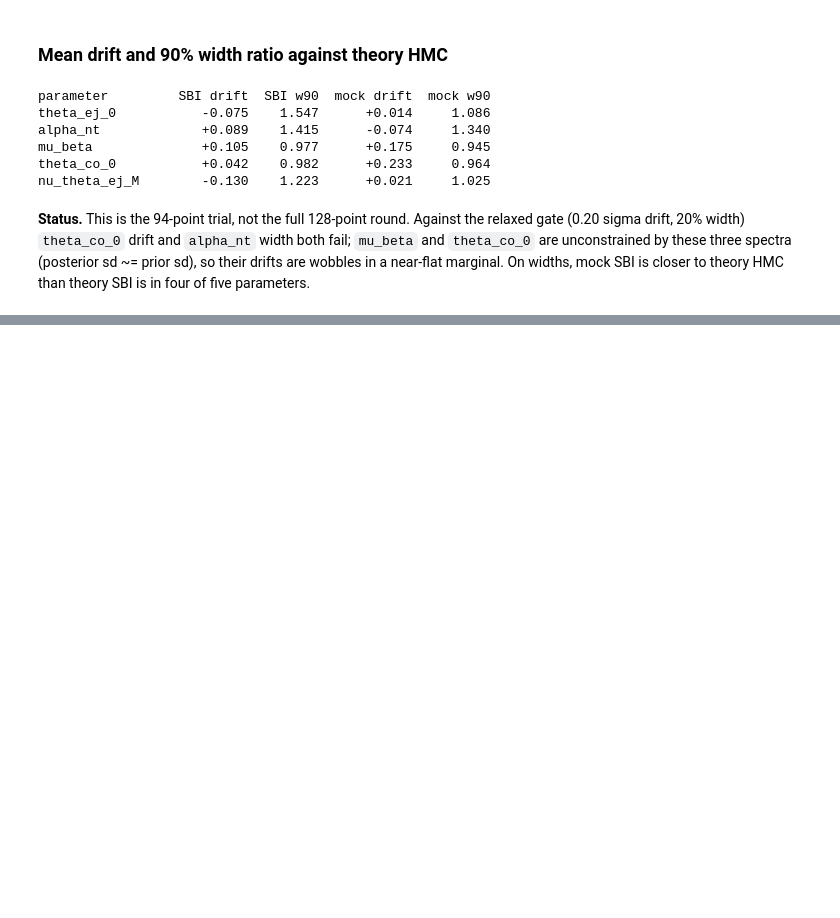
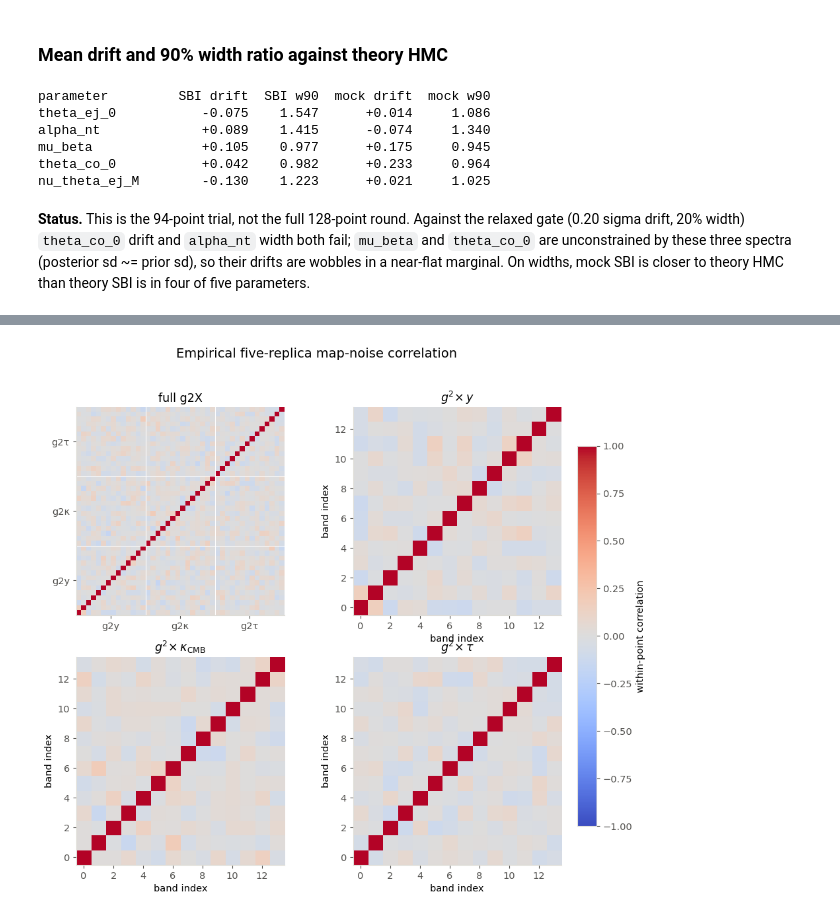
Before and after one commit to shivampcosmo/GODMAX, a Jupyter notebook: notebooks/SBI_validate/07_mock_sbi_snle/00_overview.ipynb, the cells around one changed output, grey strips where cells are left out. Cells and saved outputs as stored; diff of their text form; code cells hidden in the pictures; blank space fills up the shorter version.

```diff
--- a/notebooks/SBI_validate/07_mock_sbi_snle/00_overview.ipynb
+++ b/notebooks/SBI_validate/07_mock_sbi_snle/00_overview.ipynb
@@ -161,0 +301,24 @@ theory HMC than theory SBI is in four of five parameters.
+# %%
+g2_sigma = np.sqrt(np.diag(g2_covariance))
+g2_correlation = g2_covariance / np.outer(g2_sigma, g2_sigma)
+fig, axes = plt.subplots(2, 2, figsize=(10.6, 9.0))
+panels = [("all", np.arange(42)), ("g2y", G2_BLOCKS["g2y"]),
+          ("g2kappa", G2_BLOCKS["g2kappa"]), ("g2tau", G2_BLOCKS["g2tau"])]
+for ax, (probe, idx) in zip(axes.flat, panels):
+    image = ax.imshow(g2_correlation[np.ix_(idx, idx)], vmin=-1, vmax=1,
+                      cmap="coolwarm", origin="lower")
+    ax.set_title("full g2X" if probe == "all" else G2_NAMES[probe])
+    if probe == "all":
+        ax.set_xticks([6.5, 20.5, 34.5], ["g2y", "g2κ", "g2τ"])
+        ax.set_yticks([6.5, 20.5, 34.5], ["g2y", "g2κ", "g2τ"])
+        for boundary in (13.5, 27.5):
+            ax.axhline(boundary, color="white", lw=.8)
+            ax.axvline(boundary, color="white", lw=.8)
+    else:
+        ax.set_xlabel("band index"); ax.set_ylabel("band index")
+fig.colorbar(image, ax=axes, fraction=.035, pad=.03, label="within-point correlation")
+fig.suptitle("Empirical five-replica map-noise correlation", y=.98, fontsize=14)
+fig.savefig(G2_FIG_DIR / "g2x_pilot_noise_correlation.png", dpi=180, bbox_inches="tight")
+plt.show()
+# %% [output]
+[figure, added]
```
Also changed, not shown: parts of 15 cells of this notebook.
